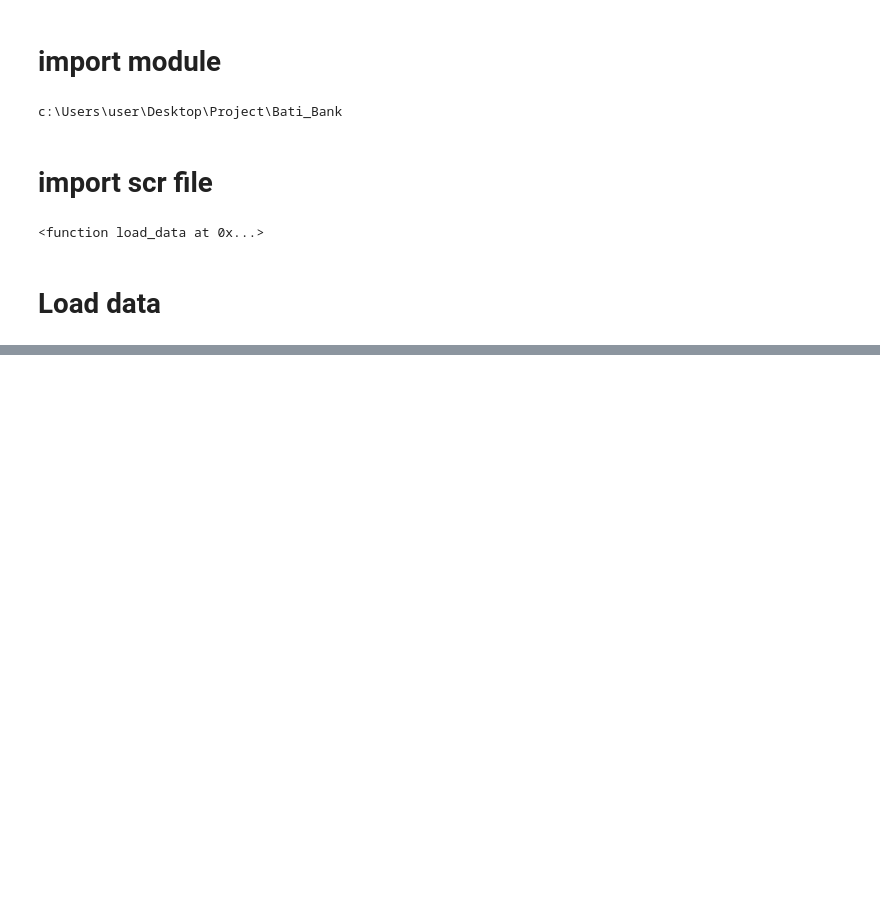
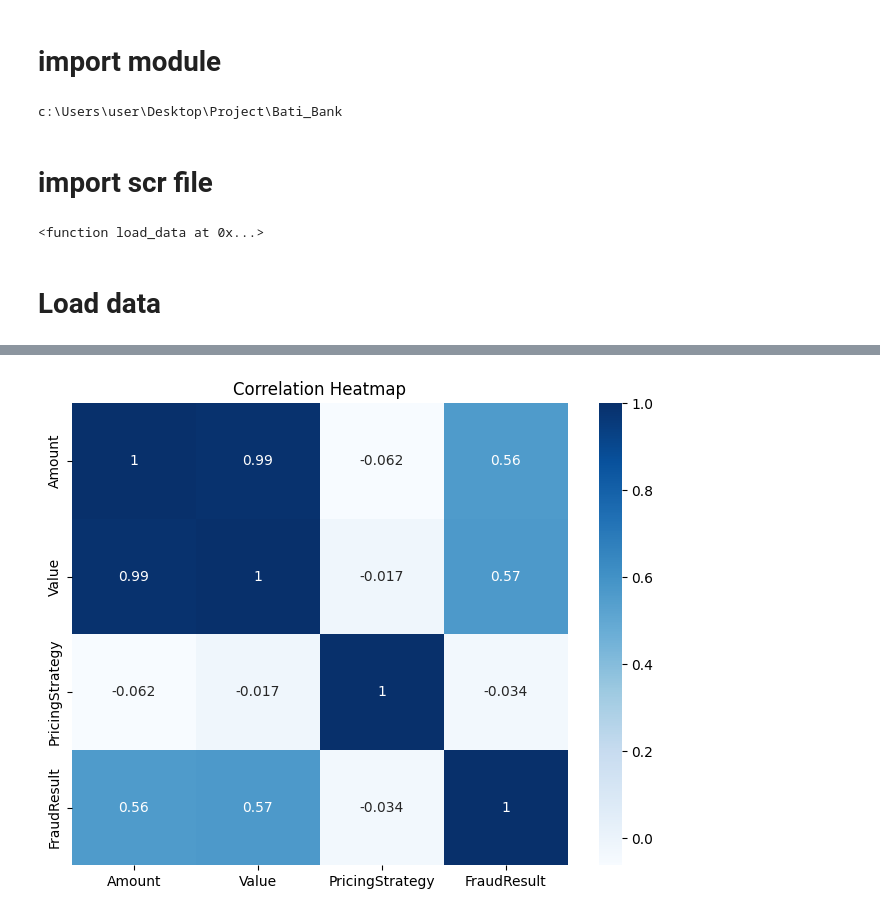
Before and after one commit to Hakima-Muktar/Bati_Bank, a Jupyter notebook: notebook/EDA.ipynb, the cells around one changed output, grey strips where cells are left out. Cells and saved outputs as stored; diff of their text form; code cells hidden in the pictures; blank space fills up the shorter version.

```diff
--- a/notebook/EDA.ipynb
+++ b/notebook/EDA.ipynb
@@ -39,0 +215,8 @@ df = load_data(r"C:\Users\user\Desktop\Project\Bati_Bank\data\raw\loan.csv")
+# %%
+#Correlation matrix
+plt.figure(figsize=(8,6))
+sns.heatmap(df[numeric_cols].corr(), annot=True, cmap="Blues")
+plt.title("Correlation Heatmap")
+plt.show()
+# %% [output]
+[figure, added]
```
Also changed, not shown: parts of 13 cells of this notebook.
